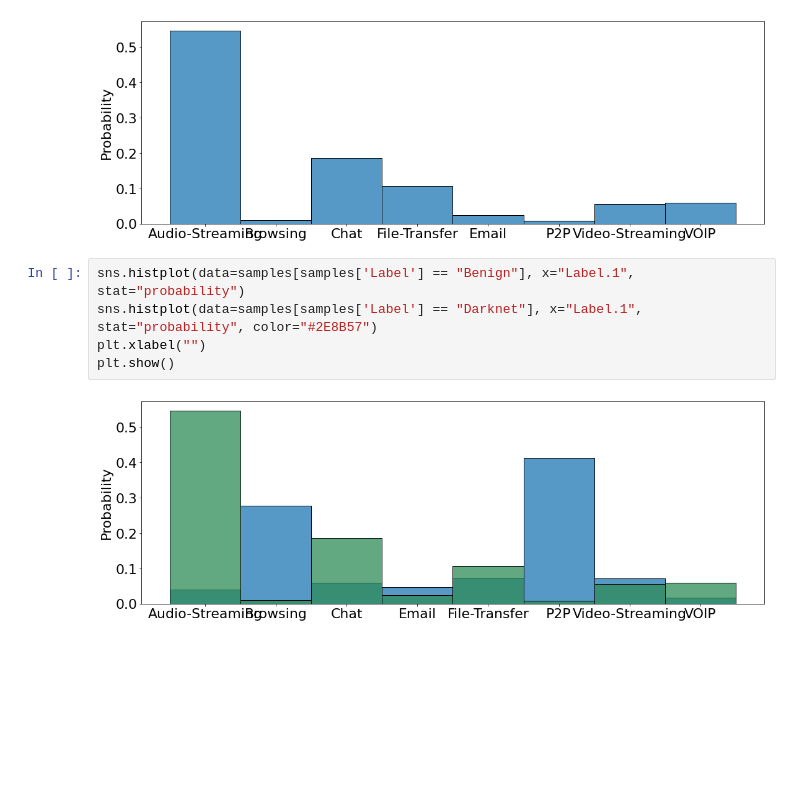
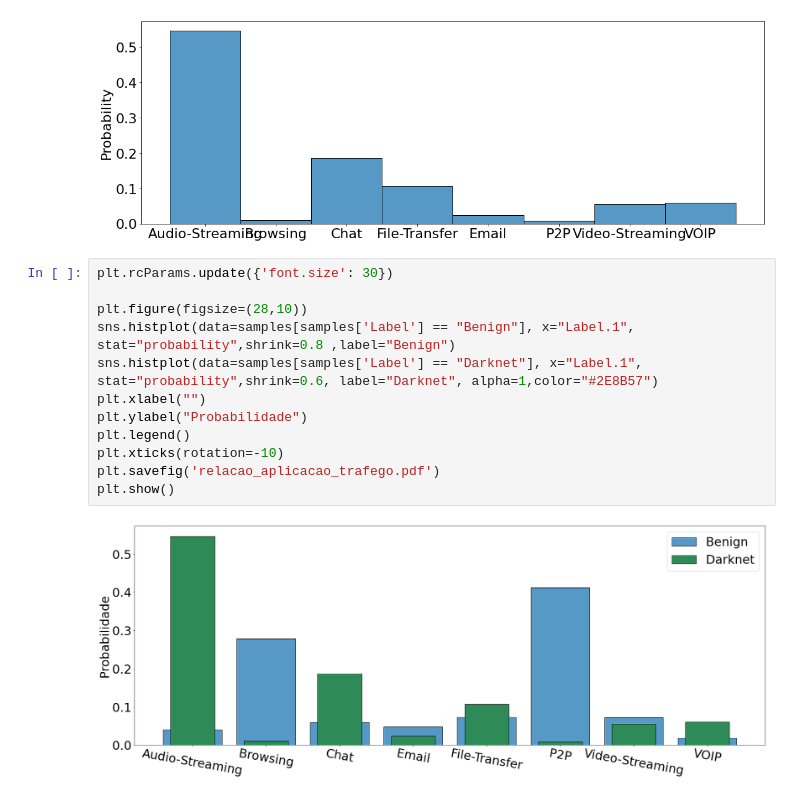
Before and after one commit to mateus558/Darknet-traffic-classification, a Jupyter notebook: Darknet - analysis.ipynb, the cells around one changed output. Drawn from its saved outputs; the diff is of its cells as text; blank space fills up the shorter version.

Commit message:
Images updated.

```diff
--- a/Darknet - analysis.ipynb
+++ b/Darknet - analysis.ipynb
@@ -76,9 +76,16 @@ plt.show()
 # %% [output]
 [figure]
 # %%
-sns.histplot(data=samples[samples['Label'] == "Benign"], x="Label.1", stat="probability")
-sns.histplot(data=samples[samples['Label'] == "Darknet"], x="Label.1", stat="probability", color="#2E8B57")
+plt.rcParams.update({'font.size': 30})
+
+plt.figure(figsize=(28,10))
+sns.histplot(data=samples[samples['Label'] == "Benign"], x="Label.1", stat="probability",shrink=0.8 ,label="Benign")
+sns.histplot(data=samples[samples['Label'] == "Darknet"], x="Label.1", stat="probability",shrink=0.6, label="Darknet", alpha=1,color="#2E8B57")
 plt.xlabel("")
+plt.ylabel("Probabilidade")
+plt.legend()
+plt.xticks(rotation=-10)
+plt.savefig('relacao_aplicacao_trafego.pdf')
 plt.show()
 # %% [output]
-[figure, old version]
+[figure, new version]
```
